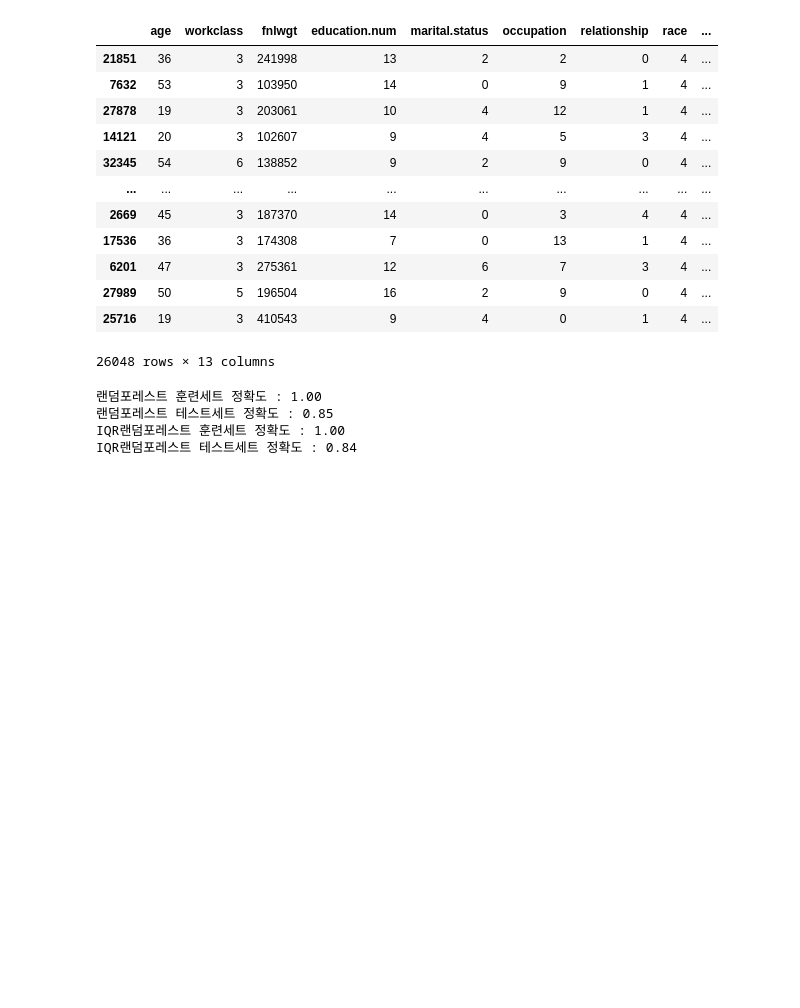
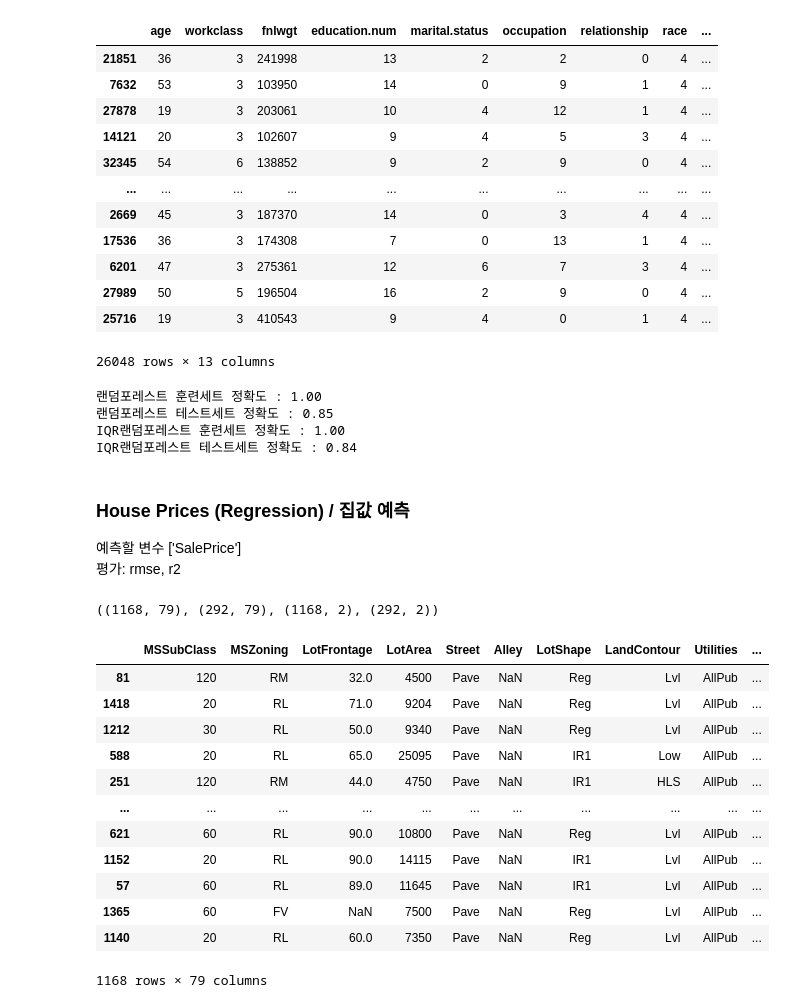
Before and after one commit to meshob2002/Big_certi_practice, a Jupyter notebook: Big_Certification.ipynb, the cells around one changed output. Cells and saved outputs as stored; diff of their text form; code cells hidden in the pictures; blank space fills up the shorter version.

```diff
--- a/Big_Certification.ipynb
+++ b/Big_Certification.ipynb
@@ -3688,8 +3707,8 @@ X_train
 X_train[['workclass','occupation','native.country']]=X_train[['workclass','occupation','native.country']].fillna('Unkown')
 X_train.drop(columns=['id','education'],inplace=True)
 X_test.drop(columns=['id','education'],inplace=True)
-y_train.drop(columns=['id',],inplace=True)
-y_test.drop(columns=['id',],inplace=True)
+y_train.drop(columns=['id'],inplace=True)
+y_test.drop(columns=['id'],inplace=True)
 X_train.isnull().sum()
 # %% [output]
 age               0
@@ -3792,3 +3811,53 @@ IQR랜덤포레스트 테스트세트 정확도 : 0.84
 submit = pd.DataFrame({'income': rmf_clf.predict(X_test) })
 submit.replace([0,1],['<=50K','>50K'], inplace=True)
 submit.to_csv('1234.csv',index=False)
+# %% [markdown]
+### House Prices (Regression) / 집값 예측
+예측할 변수 ['SalePrice']
+평가: rmse, r2
+# %%
+
+# 시험환경 세팅 (코드 변경 X)
+import pandas as pd
+import numpy as np
+from sklearn.model_selection import train_test_split
+
+def exam_data_load(df, target, id_name="", null_name=""):
+    if id_name == "":
+        df = df.reset_index().rename(columns={"index": "id"})
+        id_name = 'id'
+    else:
+        id_name = id_name
+
+    if null_name != "":
+        df[df == null_name] = np.nan
+
+    X_train, X_test = train_test_split(df, test_size=0.2, shuffle=True, random_state=2021)
+    y_train = X_train[[id_name, target]]
+    X_train = X_train.drop(columns=[id_name, target])
+    y_test = X_test[[id_name, target]]
+    X_test = X_test.drop(columns=[id_name, target])
+    return X_train, X_test, y_train, y_test
+
+df = pd.read_csv("house_price_train.csv")
+X_train, X_test, y_train, y_test = exam_data_load(df, target='SalePrice', id_name='Id')
+
+X_train.shape, X_test.shape, y_train.shape, y_test.shape
+# %% [output]
+((1168, 79), (292, 79), (1168, 2), (292, 2))
+# %%
+X_train
+# %% [output]
+|  | MSSubClass | MSZoning | LotFrontage | LotArea | Street | Alley | LotShape | LandContour | Utilities | ... |
+| 81 | 120 | RM | 32.0 | 4500 | Pave | NaN | Reg | Lvl | AllPub | ... |
+| 1418 | 20 | RL | 71.0 | 9204 | Pave | NaN | Reg | Lvl | AllPub | ... |
+| 1212 | 30 | RL | 50.0 | 9340 | Pave | NaN | Reg | Lvl | AllPub | ... |
+| 588 | 20 | RL | 65.0 | 25095 | Pave | NaN | IR1 | Low | AllPub | ... |
+| 251 | 120 | RM | 44.0 | 4750 | Pave | NaN | IR1 | HLS | AllPub | ... |
+| ... | ... | ... | ... | ... | ... | ... | ... | ... | ... | ... |
+| 621 | 60 | RL | 90.0 | 10800 | Pave | NaN | Reg | Lvl | AllPub | ... |
+| 1152 | 20 | RL | 90.0 | 14115 | Pave | NaN | IR1 | Lvl | AllPub | ... |
+| 57 | 60 | RL | 89.0 | 11645 | Pave | NaN | IR1 | Lvl | AllPub | ... |
+| 1365 | 60 | FV | NaN | 7500 | Pave | NaN | Reg | Lvl | AllPub | ... |
+| 1140 | 20 | RL | 60.0 | 7350 | Pave | NaN | Reg | Lvl | AllPub | ... |
+1168 rows × 79 columns
```
Also changed, not shown: parts of 32 cells of this notebook, 4 other files.
